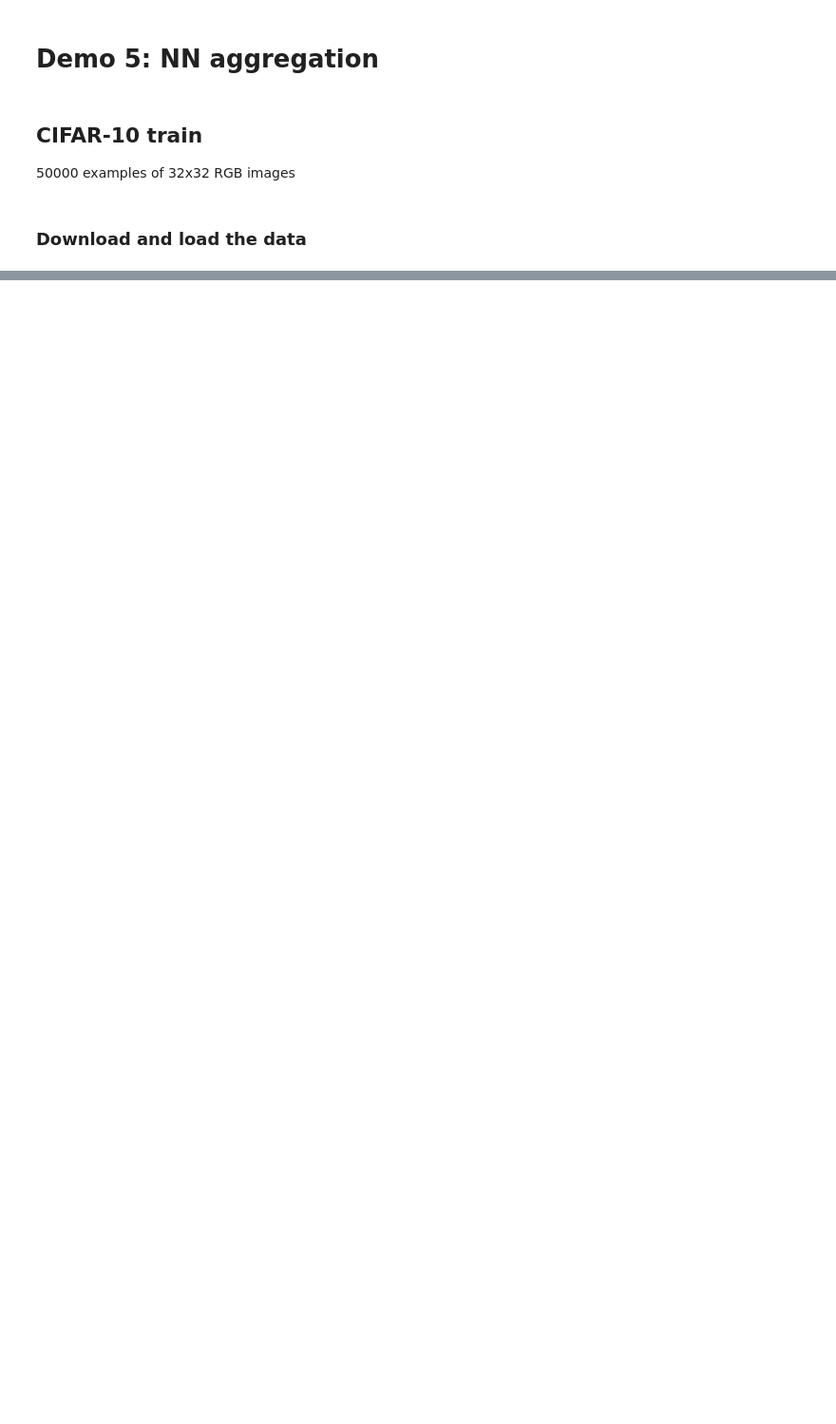
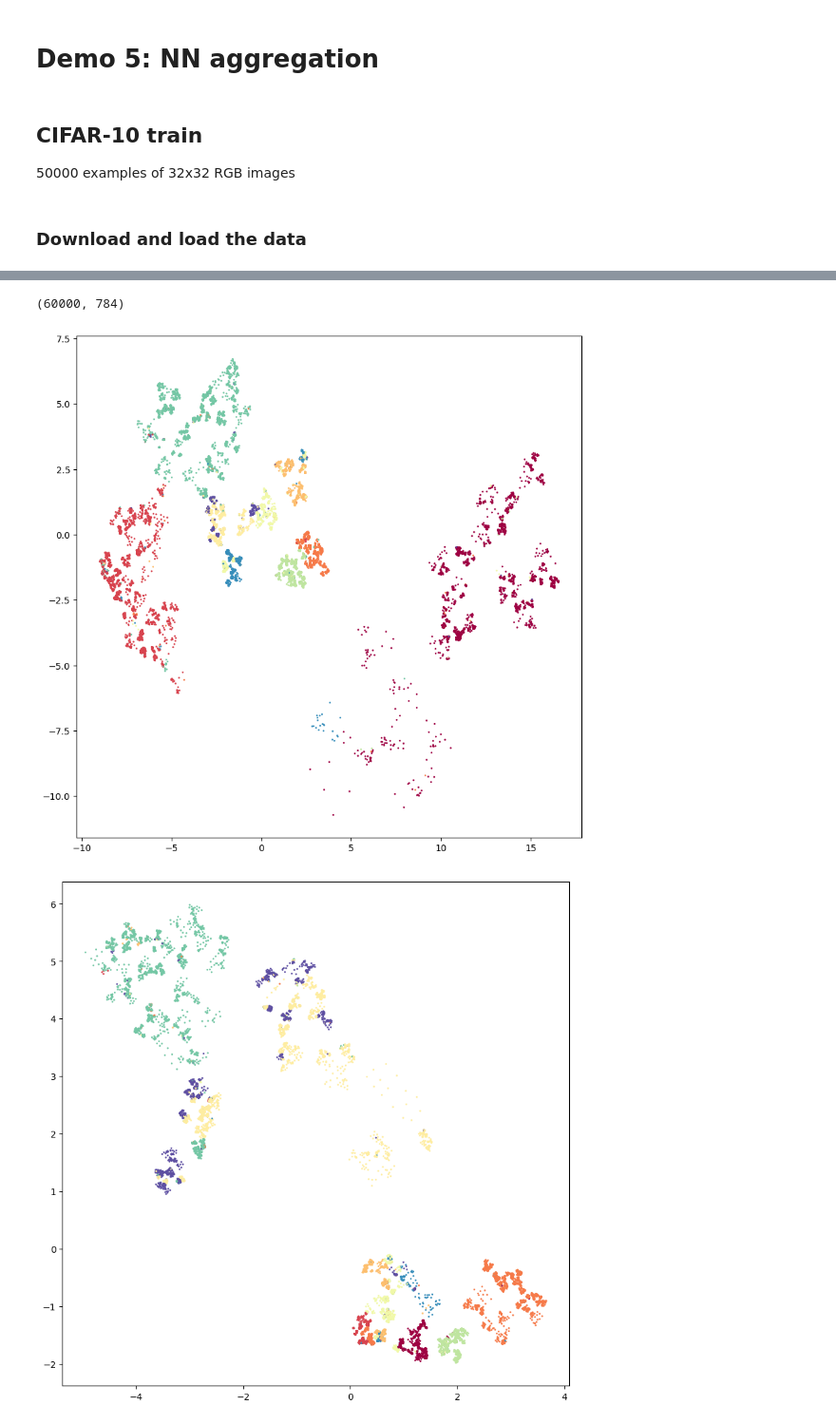
Before and after one commit to koulakis/h-nne, a Jupyter notebook: notebooks/demo5_nn_aggregation.ipynb, the cells around one changed output, grey strips where cells are left out. Shown at 95% size. Cells and saved outputs as stored; diff of their text form; code cells hidden in the pictures; blank space fills up the shorter version.

```diff
--- a/notebooks/demo5_nn_aggregation.ipynb
+++ b/notebooks/demo5_nn_aggregation.ipynb
@@ -42,0 +79,2 @@ for agg_scheme in nn_aggregation_schemes:
+# %%
+mnist_train = MNIST(root='.', download=True, train=True)
@@ -42,0 +97,33 @@ for agg_scheme in nn_aggregation_schemes:
+# %%
+data = mnist_train.data.reshape((len(mnist_train.data), -1)).numpy().astype(np.float32) / 255.
+targets = mnist_train.targets.numpy()
+data.shape
+# %% [output]
+(60000, 784)
+# %%
+nn_aggregation_schemes = [
+    [],
+    [
+        [2, 5]
+    ],
+    [
+        [2, 5],
+        [2, 5]
+    ],
+    [
+        [2, 5],
+        [2, 5],
+        [2, 5]
+    ],
+]
+# %%
+for agg_scheme in nn_aggregation_schemes:
+    hnne = HNNE(nn_aggregation_scheme=agg_scheme)
+    projection = hnne.fit_transform(data)
+
+    plt.figure(figsize=(10, 10))
+    plt.scatter(*projection.T, s=1, c=targets, cmap='Spectral')
+    plt.show()
+# %% [output]
+[figure, added]
+[figure, added]
```
Also changed, not shown: parts of 18 cells of this notebook, 3 other files.
